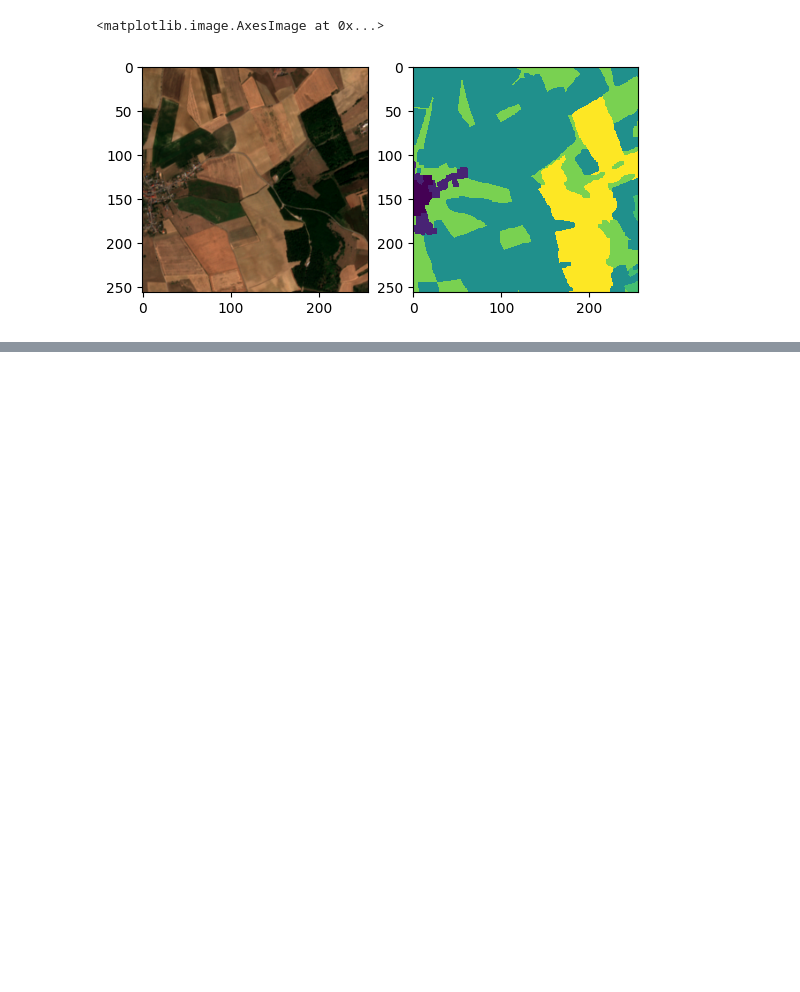
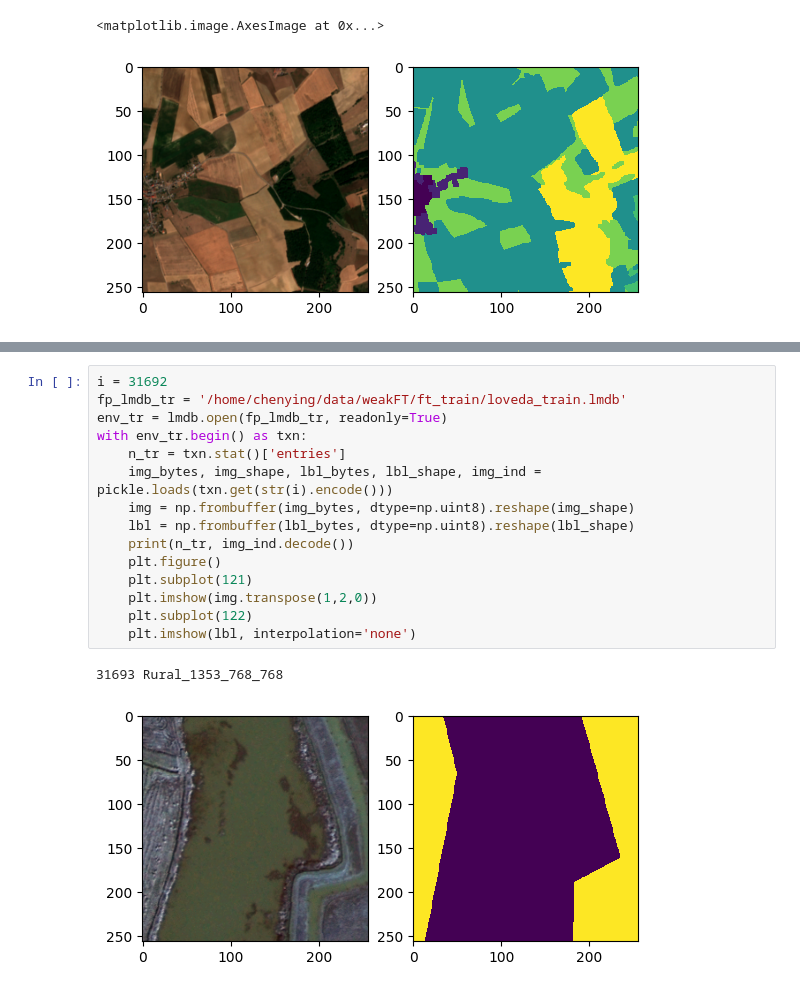
Before and after one commit to zhu-xlab/LandSegmenter, a Jupyter notebook: data_preparation/test_data_preparing/create_lmdb_for_test_sets.ipynb, the cells around one changed output, grey strips where cells are left out. Cells and saved outputs as stored; diff of their text form; blank space fills up the shorter version.

```diff
--- a/data_preparation/test_data_preparing/create_lmdb_for_test_sets.ipynb
+++ b/data_preparation/test_data_preparing/create_lmdb_for_test_sets.ipynb
@@ -152,0 +286,18 @@ n
+# %%
+i = 31692
+fp_lmdb_tr = '/home/chenying/data/weakFT/ft_train/loveda_train.lmdb'
+env_tr = lmdb.open(fp_lmdb_tr, readonly=True)
+with env_tr.begin() as txn:
+    n_tr = txn.stat()['entries']
+    img_bytes, img_shape, lbl_bytes, lbl_shape, img_ind = pickle.loads(txn.get(str(i).encode()))
+    img = np.frombuffer(img_bytes, dtype=np.uint8).reshape(img_shape)
+    lbl = np.frombuffer(lbl_bytes, dtype=np.uint8).reshape(lbl_shape)
+    print(n_tr, img_ind.decode())
+    plt.figure()
+    plt.subplot(121)
+    plt.imshow(img.transpose(1,2,0))
+    plt.subplot(122)
+    plt.imshow(lbl, interpolation='none')
+# %% [output]
+31693 Rural_1353_768_768
+[figure, added]
```
Also changed, not shown: parts of 54 cells of this notebook.
